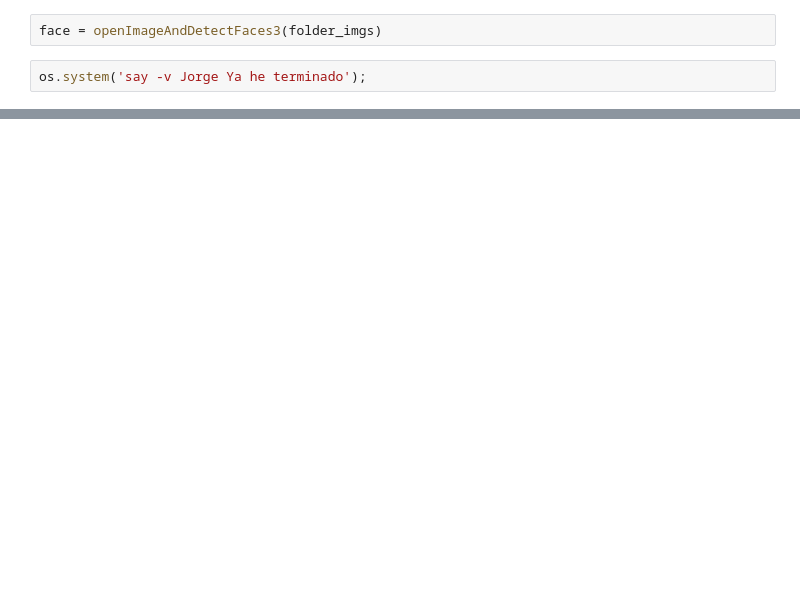
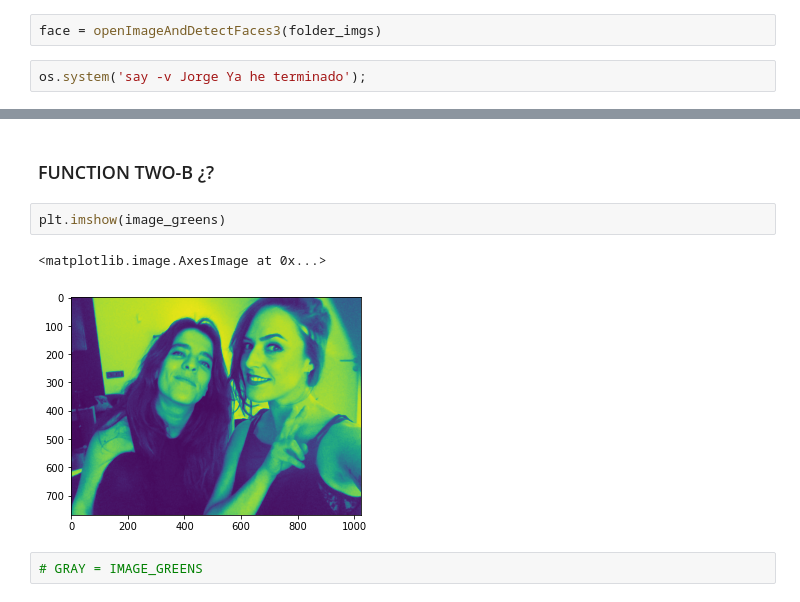
Before and after one commit to CristinaCallejo/AudienceResearch, a Jupyter notebook: notebooks/jn3 face.ipynb, the cells around one changed output, grey strips where cells are left out. Drawn from its saved outputs; the diff is of its cells as text; blank space fills up the shorter version.

```diff
--- a/notebooks/jn3 face.ipynb
+++ b/notebooks/jn3 face.ipynb
@@ -333,0 +199,9 @@ NameError: name 'cv2' is not defined
+# %% [markdown]
+### FUNCTION TWO-B ¿?
+# %%
+plt.imshow(image_greens)
+# %% [output]
+<matplotlib.image.AxesImage at 0x...>
+[figure, added]
+# %%
+# GRAY = IMAGE_GREENS
```
Also changed, not shown: parts of 57 cells of this notebook, 1 other file.
